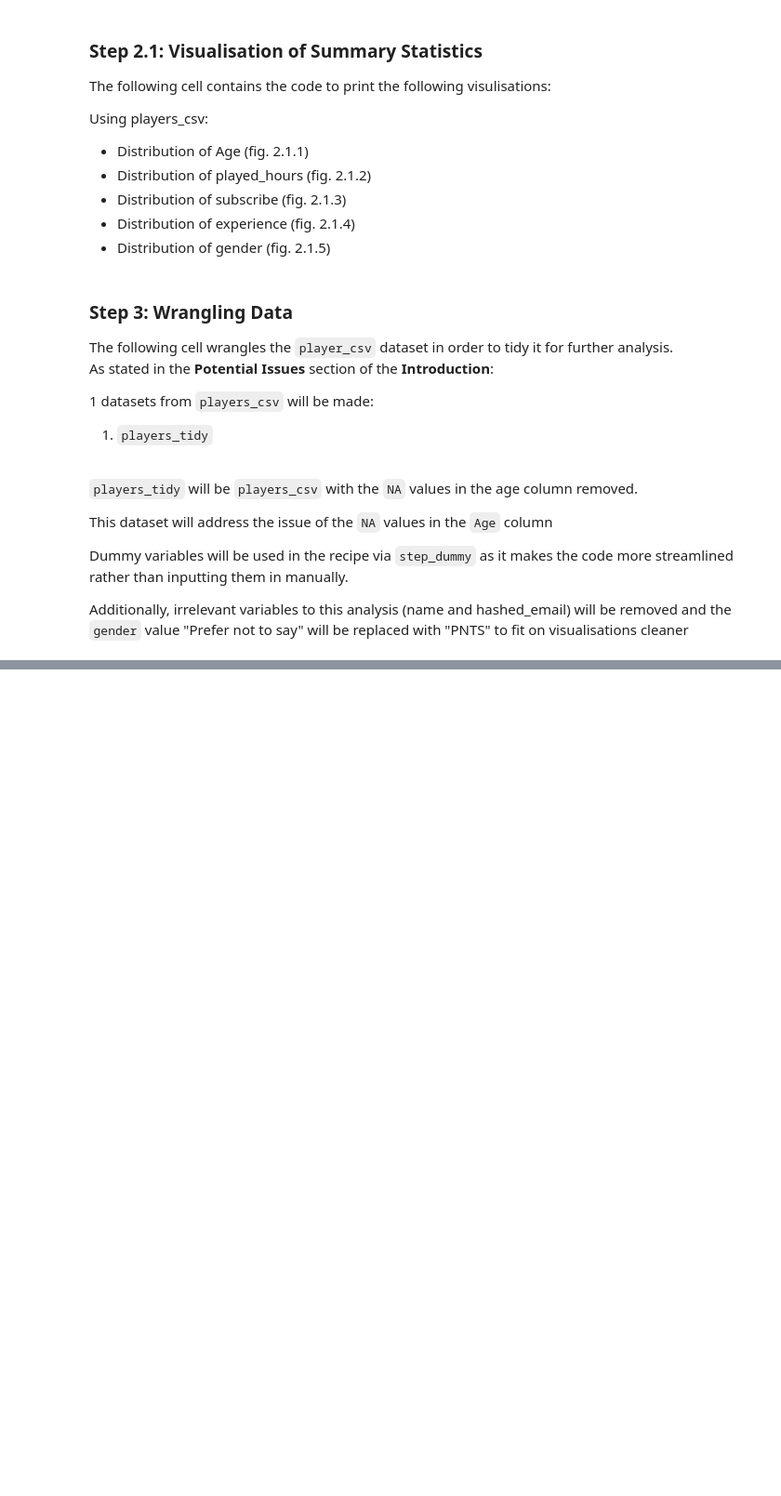
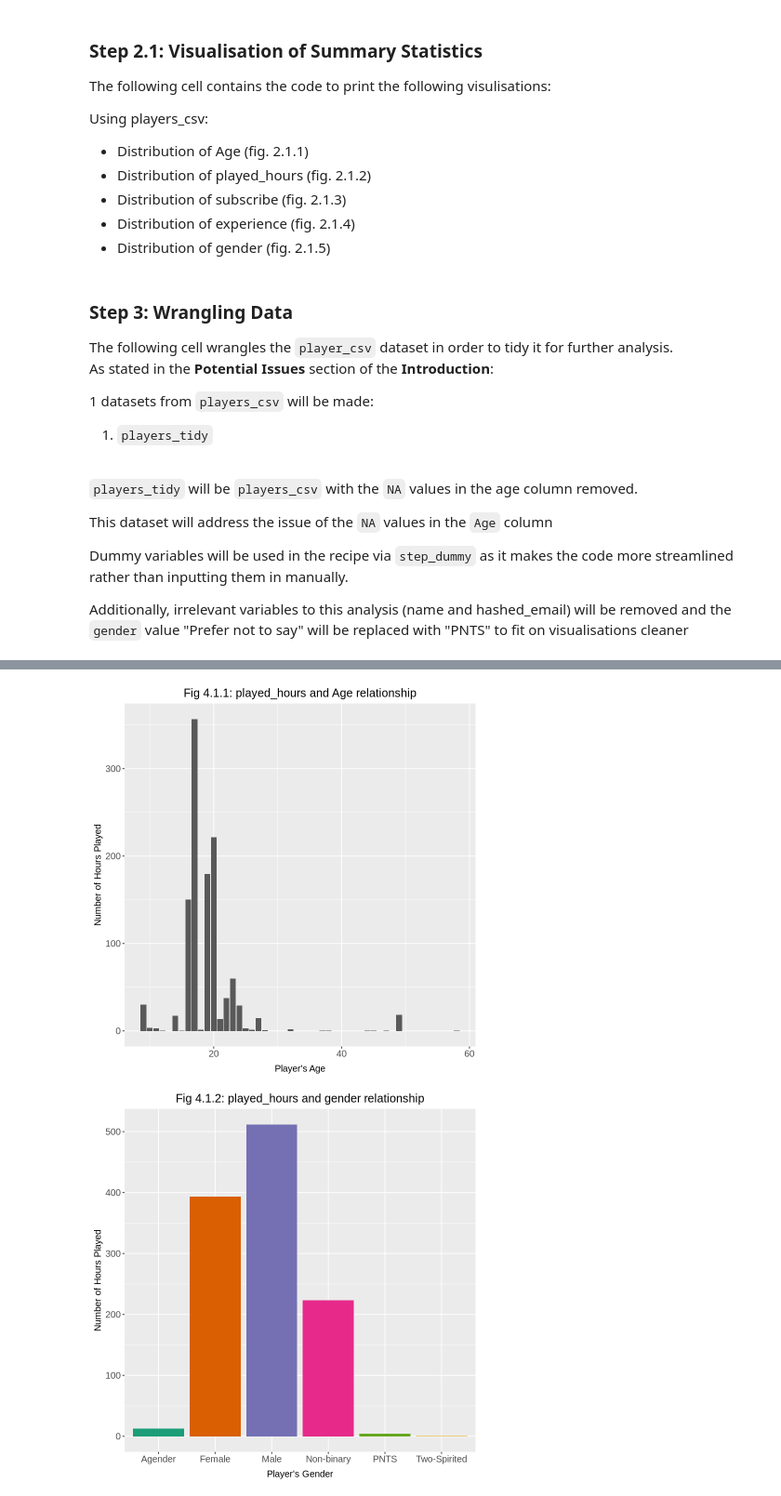
Before and after one commit to wolfgirl43/DSCI-Group-10-Final-Project-, a Jupyter notebook: DSCI100_group10_FinalProject.ipynb, the cells around one changed output, grey strips where cells are left out. Shown at 93% size. Saved outputs shown, nothing was run; the diff lists cells and outputs as text; code cells hidden in the pictures; blank space fills up the shorter version.

```diff
--- a/DSCI100_group10_FinalProject.ipynb
+++ b/DSCI100_group10_FinalProject.ipynb
@@ -316,0 +329,76 @@ players_tidy <- players_csv |>
+# %%
+#----------------------------- STEP 4.1 -----------------------------#
+
+# Fig 4.1.1 played_hours and Age relationship
+pt_vs_Age_vis <- players_tidy |>
+    ggplot(aes(x = Age,
+               y = played_hours)) +
+        geom_bar(stat = 'identity') +
+        theme(text = element_text(size = 15),
+              plot.title = element_text(size = 15, hjust = 0.5),
+              axis.title.x = element_text(size = 12, vjust = -0.5),
+              axis.title.y = element_text(size = 12, vjust = 0.7)) +
+        labs(x = "Player's Age",
+             y = 'Number of Hours Played',
+             title = "Fig 4.1.1: played_hours and Age relationship")
+
+# Fig 4.1.2 played_hours and gender relationship
+pt_vs_gen_vis <- players_tidy |>
+    ggplot(aes(x = gender,
+               y = played_hours,
+               fill = gender)) +
+        geom_bar(stat = 'identity') +
+        scale_fill_brewer(palette = 'Dark2') +
+        theme(legend.position = 'none',
+              text = element_text(size = 15),
+              plot.title = element_text(size = 15, hjust = 0.5),
+              axis.title.x = element_text(size = 12, vjust = -0.5),
+              axis.title.y = element_text(size = 12, vjust = 0.7)) +
+        labs(x = "Player's Gender",
+             y = 'Number of Hours Played',
+             title = "Fig 4.1.2: played_hours and gender relationship")
+
+# Fig 4.1.3 played_hours and experience relationship
+pt_vs_exp_vis <- players_tidy |>
+    ggplot(aes(x = experience,
+               y = played_hours,
+               fill = experience)) +
+        geom_bar(stat = 'identity') +
+        scale_fill_brewer(palette = 'Dark2') +
+        theme(legend.position = 'none',
+              text = element_text(size = 15),
+              plot.title = element_text(size = 15, hjust = 0.5),
+              axis.title.x = element_text(size = 12, vjust = -0.5),
+              axis.title.y = element_text(size = 12, vjust = 0.7)) +
+        labs(x = "Player's Experience Level",
+             y = 'Number of Hours Played',
+             title = "Fig 4.1.3: played_hours and experience relationship")
+
+# Fig 4.1.4 played_hours and subscribe relationship
+pt_vs_sub_vis <- players_tidy |>
+    ggplot(aes(x = subscribe,
+               y = played_hours,
+               fill = subscribe)) +
+        geom_bar(stat = 'identity') +
+        scale_fill_brewer(palette = 'Dark2') +
+        theme(legend.position = 'none',
+              text = element_text(size = 15),
+              plot.title = element_text(size = 15, hjust = 0.5),
+              axis.title.x = element_text(size = 12, vjust = -0.5),
+              axis.title.y = element_text(size = 12, vjust = 0.7)) +
+        labs(x = "Player's Subscription Status",
+             y = 'Number of Hours Played',
+             title = "Fig 4.1.3: played_hours and subscribe relationship")
+
+
+pt_vs_Age_vis
+# uncomment the above line to print the Fig. 4.1.1
+pt_vs_gen_vis
+# uncomment the above line to print the Fig. 4.1.2
+pt_vs_exp_vis
+# uncomment the above line to print the Fig. 4.1.3
+pt_vs_sub_vis
+# uncomment the above line to print the Fig. 4.1.4
+# %% [output]
+[figure, added]
+[figure, added]
```
Also changed, not shown: parts of 8 cells of this notebook.
